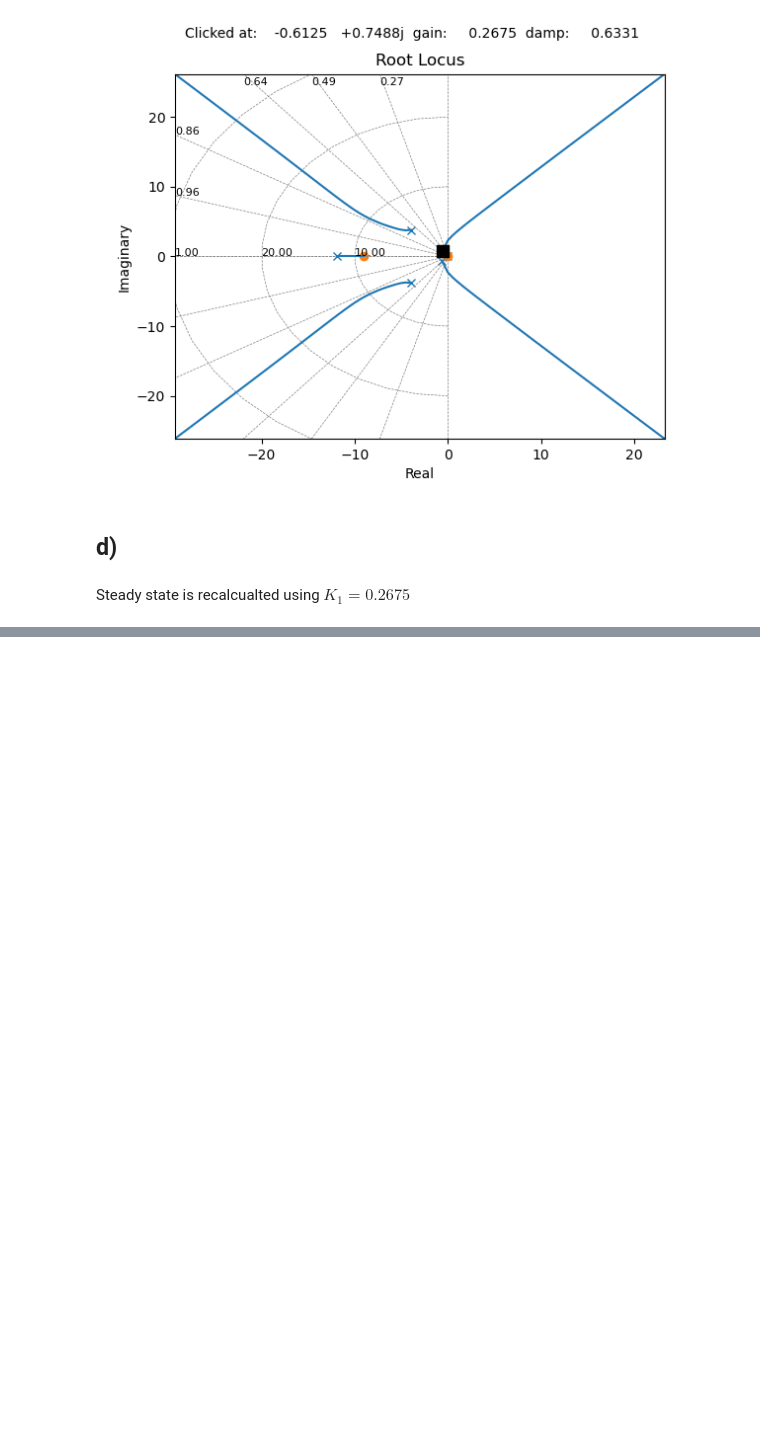
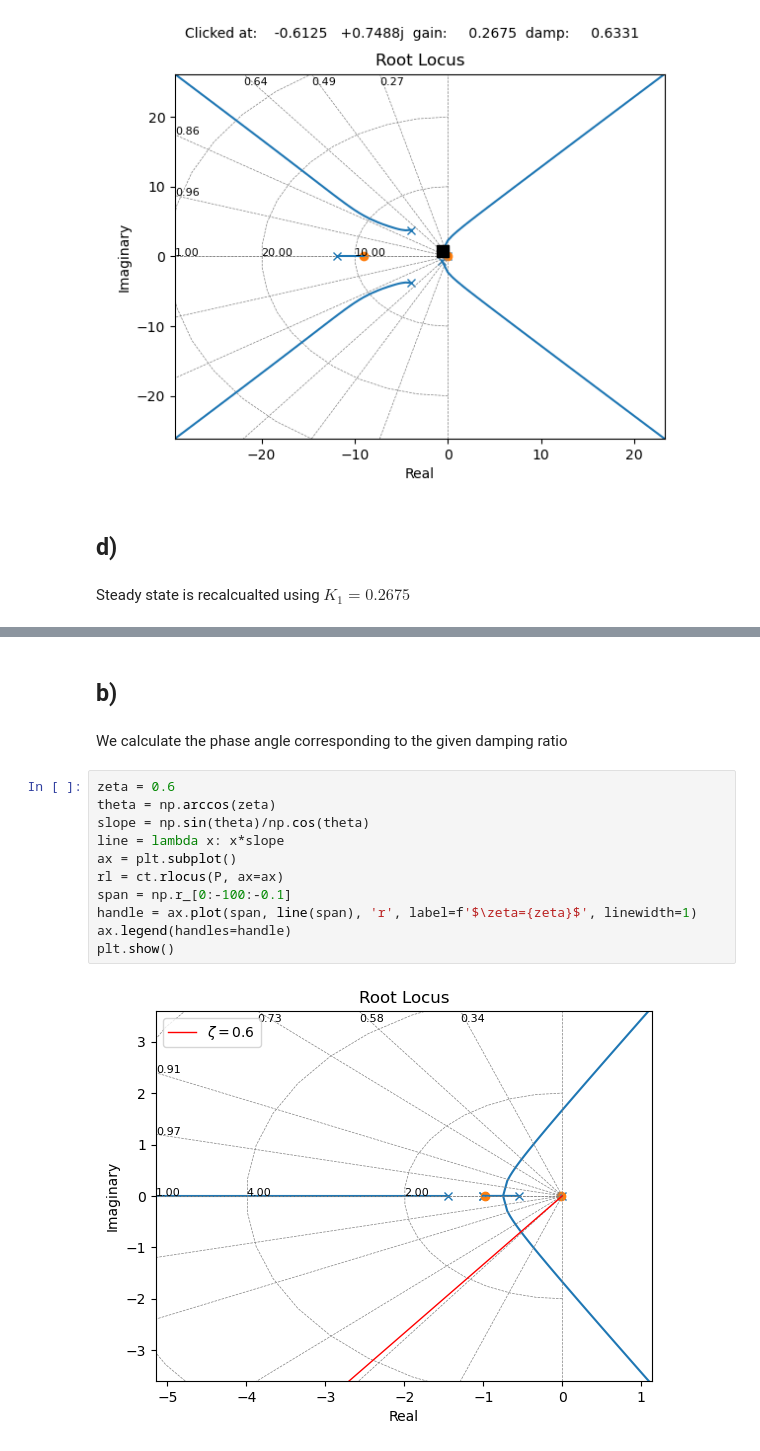
Before and after one commit to robotengineer123/ControlHomework, a Jupyter notebook: Homework_6/HW6.ipynb, the cells around one changed output, grey strips where cells are left out. Drawn from its saved outputs; the diff is of its cells as text; blank space fills up the shorter version.

```diff
--- a/Homework_6/HW6.ipynb
+++ b/Homework_6/HW6.ipynb
@@ -371,0 +447,17 @@ ct.dcgain(T)
+# %% [markdown]
+## b)
+# %% [markdown]
+We calculate the phase angle corresponding to the given damping ratio
+# %%
+zeta = 0.6
+theta = np.arccos(zeta)
+slope = np.sin(theta)/np.cos(theta)
+line = lambda x: x*slope
+ax = plt.subplot()
+rl = ct.rlocus(P, ax=ax)
+span = np.r_[0:-100:-0.1]
+handle = ax.plot(span, line(span), 'r', label=f'$\zeta={zeta}$', linewidth=1)
+ax.legend(handles=handle)
+plt.show()
+# %% [output]
+[figure, added]
```
Also changed, not shown: parts of 36 cells of this notebook, 1 other file.
